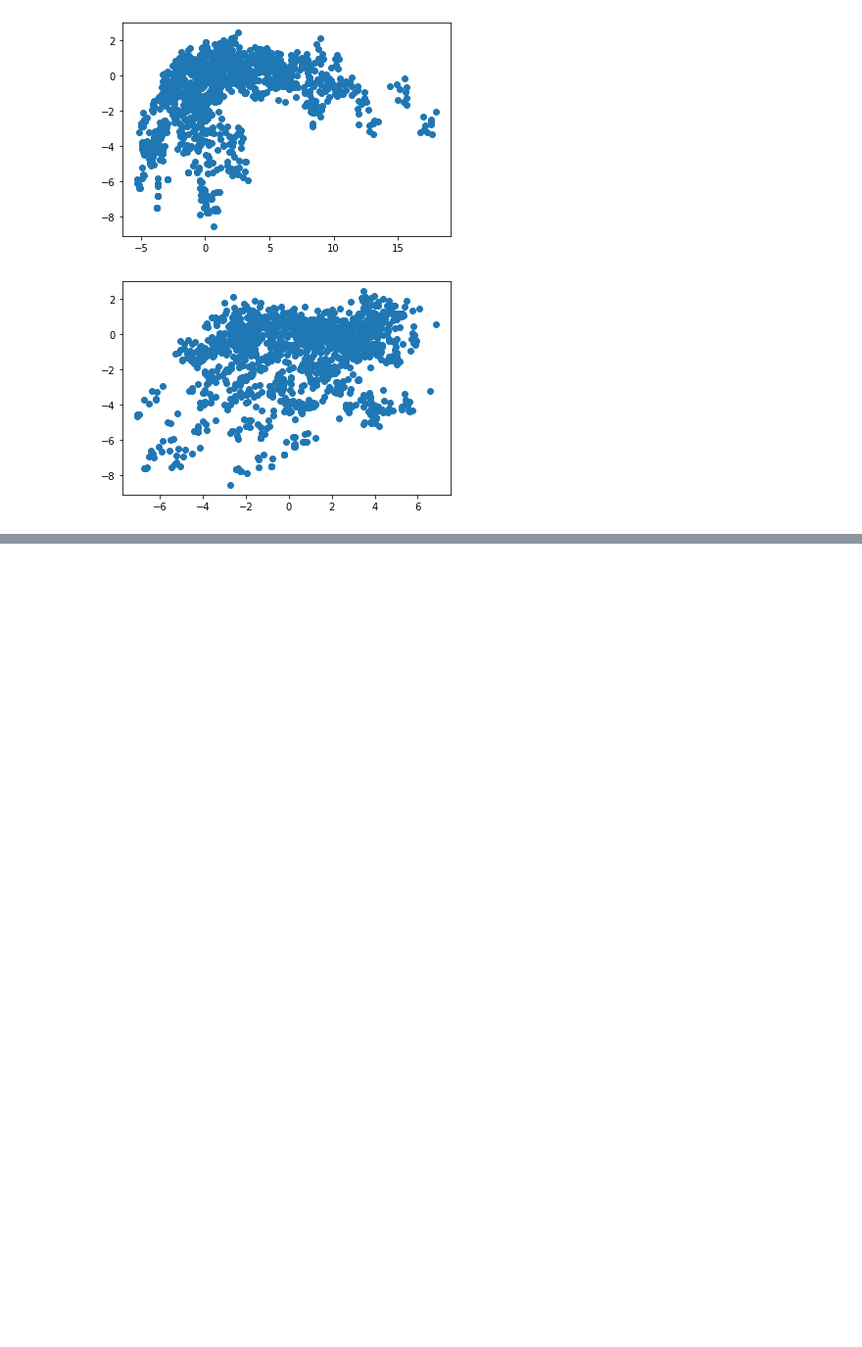
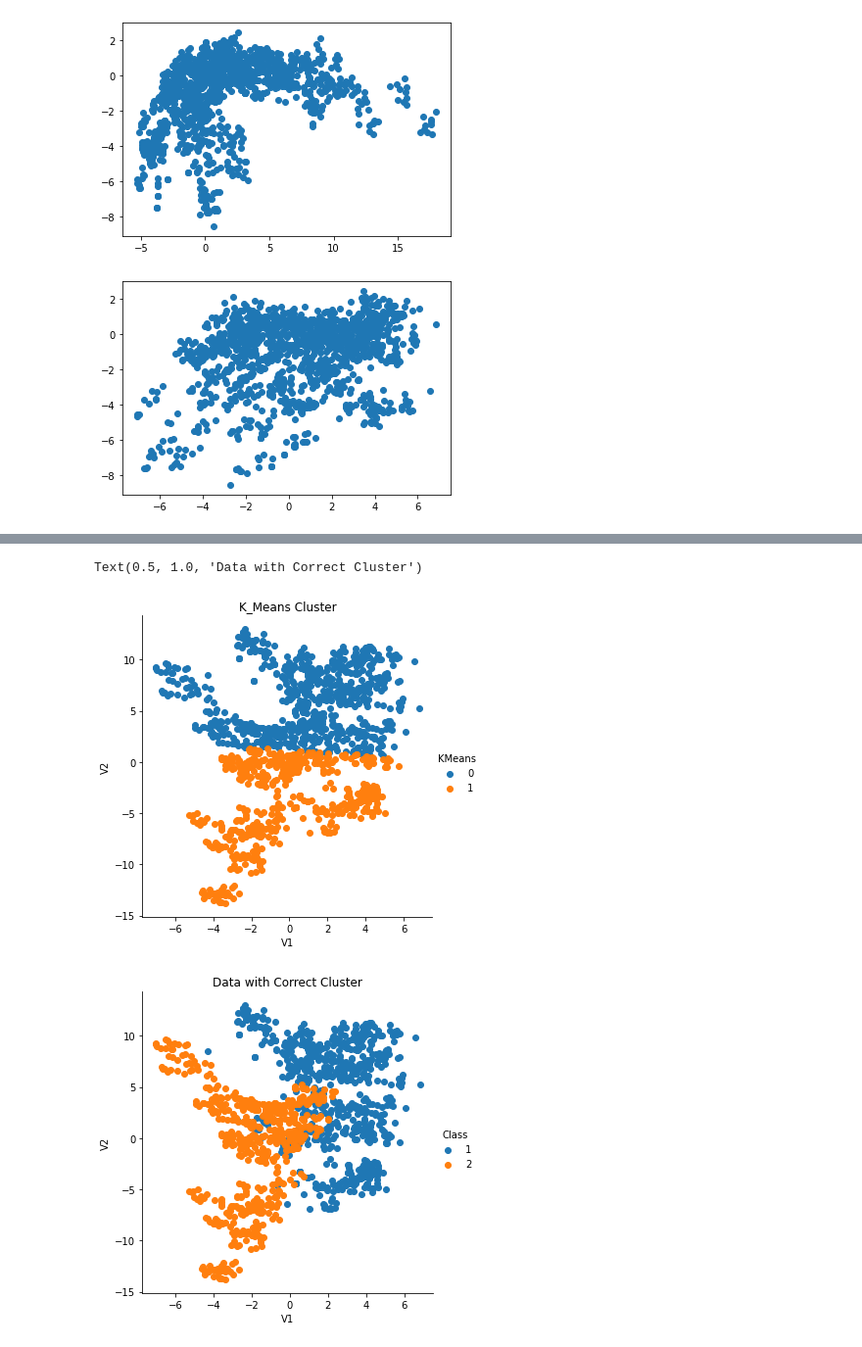
Before and after one commit to aman5898/Bit-Mesra-Data-Mining, a Jupyter notebook: K_Means.ipynb, the cells around one changed output, grey strips where cells are left out. Shown at 98% size. Cells and saved outputs as stored; diff of their text form; code cells hidden in the pictures; blank space fills up the shorter version.

```diff
--- a/K_Means.ipynb
+++ b/K_Means.ipynb
@@ -86,0 +139,14 @@ plt.show()
+# %%
+fig = sns.FacetGrid(data=df,hue='KMeans',size=5,)
+fig.map(plt.scatter,'V1','V2')
+fig.add_legend();
+plt.title('K_Means Cluster')
+
+fig = sns.FacetGrid(data=df,hue='Class',size=5,)
+fig.map(plt.scatter,'V1','V2')
+fig.add_legend();
+plt.title('Data with Correct Cluster')
+# %% [output]
+Text(0.5, 1.0, 'Data with Correct Cluster')
+[figure, added]
+[figure, added]
```
Also changed, not shown: parts of 13 cells of this notebook.
